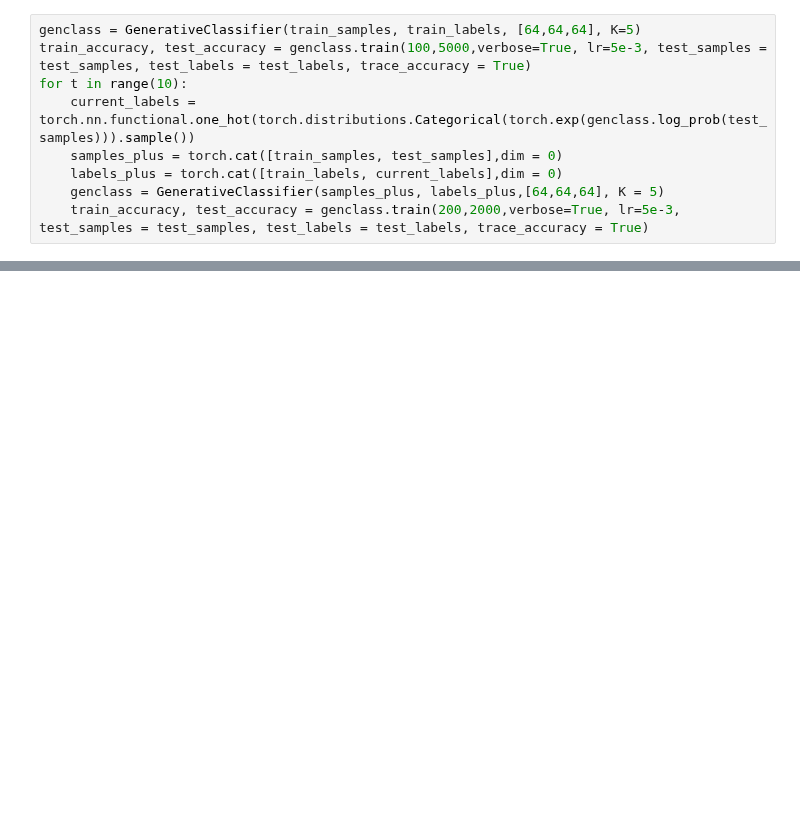
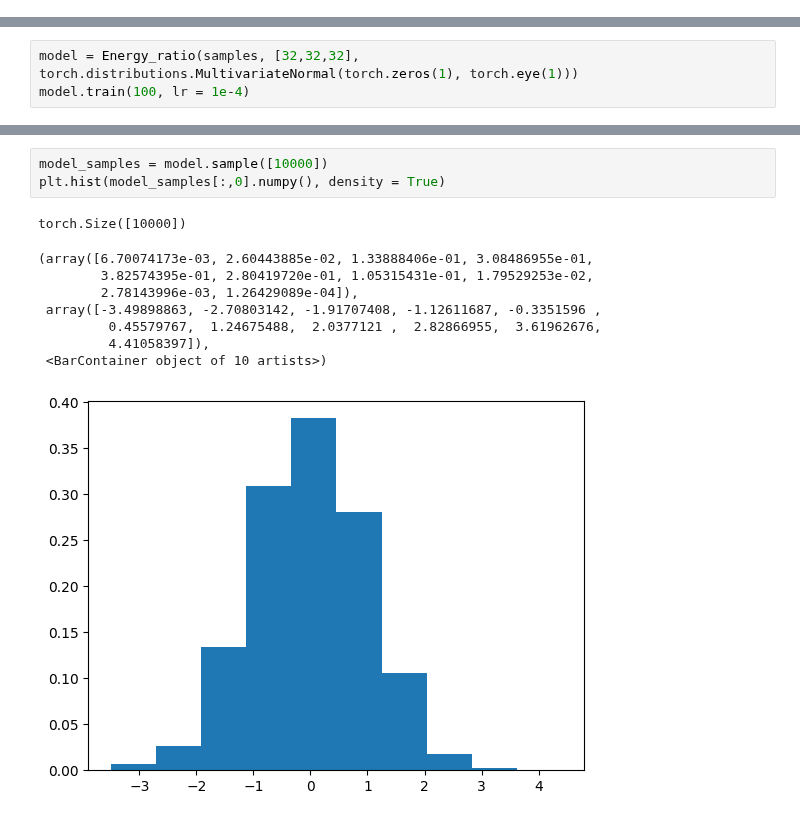
Before and after one commit to ElouanARGOUARCH/experiments, a Jupyter notebook: Untitled.ipynb, the cells around one changed output, grey strips where cells are left out. Drawn from its saved outputs; the diff is of its cells as text; blank space fills up the shorter version.

```diff
--- a/Untitled.ipynb
+++ b/Untitled.ipynb
@@ -46,9 +0,0 @@ torch.Size([6903, 10])
-# %%
-genclass = GenerativeClassifier(train_samples, train_labels, [64,64,64], K=5)
-train_accuracy, test_accuracy = genclass.train(100,5000,verbose=True, lr=5e-3, test_samples = test_samples, test_labels = test_labels, trace_accuracy = True)
-for t in range(10):
-    current_labels = torch.nn.functional.one_hot(torch.distributions.Categorical(torch.exp(genclass.log_prob(test_samples))).sample())
-    samples_plus = torch.cat([train_samples, test_samples],dim = 0)
-    labels_plus = torch.cat([train_labels, current_labels],dim = 0)
-    genclass = GenerativeClassifier(samples_plus, labels_plus,[64,64,64], K = 5)
-    train_accuracy, test_accuracy = genclass.train(200,2000,verbose=True, lr=5e-3, test_samples = test_samples, test_labels = test_labels, trace_accuracy = True)
@@ -57,0 +81,3 @@ disclass.train(100,1000, lr = 5e-3, verbose = True,test_samples = test_samples,
+# %%
+model = Energy_ratio(samples, [32,32,32], torch.distributions.MultivariateNormal(torch.zeros(1), torch.eye(1)))
+model.train(100, lr = 1e-4)
@@ -57,0 +185,13 @@ disclass.train(100,1000, lr = 5e-3, verbose = True,test_samples = test_samples,
+# %%
+model_samples = model.sample([10000])
+plt.hist(model_samples[:,0].numpy(), density = True)
+# %% [output]
+torch.Size([10000])
+(array([6.70074173e-03, 2.60443885e-02, 1.33888406e-01, 3.08486955e-01,
+        3.82574395e-01, 2.80419720e-01, 1.05315431e-01, 1.79529253e-02,
+        2.78143996e-03, 1.26429089e-04]),
+ array([-3.49898863, -2.70803142, -1.91707408, -1.12611687, -0.3351596 ,
+         0.45579767,  1.24675488,  2.0377121 ,  2.82866955,  3.61962676,
+         4.41058397]),
+ <BarContainer object of 10 artists>)
+[figure, added]
```
Also changed, not shown: parts of 11 cells of this notebook, 2 other files.
